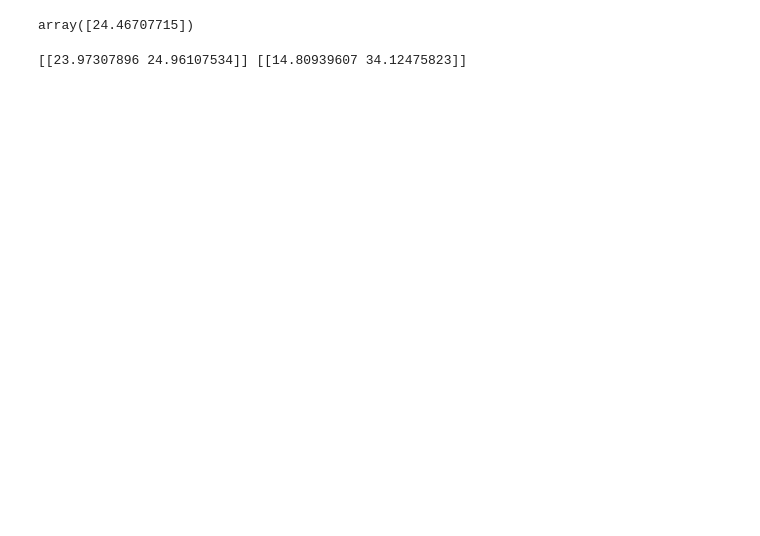
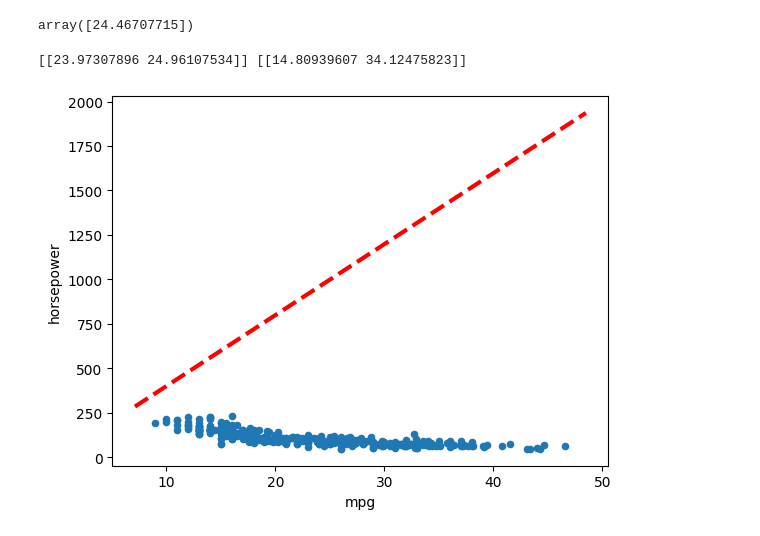
Before and after one commit to dchakrabarti1/ISLP-Labs-Chakrabarti, a Jupyter notebook: Ch03-linreg-lab.ipynb, the cells around one changed output. Cells and saved outputs as stored; diff of their text form; code cells hidden in the pictures; blank space fills up the shorter version.

```diff
--- a/Ch03-linreg-lab.ipynb
+++ b/Ch03-linreg-lab.ipynb
@@ -730,8 +730,8 @@ y = Auto['mpg']
 design7 = MS(['horsepower'])
 X = design7.fit_transform(Auto)
 model = sm.OLS(y,X)
-results = model.fit()
-summarize(results)
+results7 = model.fit()
+summarize(results7)
 # there seems to be a relationship between horespower and mpg since the p value is essentially 0
 # there is a negative relationship, being that for 100 units of horsepower increasing, 15 units decrease from mpg
 # %% [output]
@@ -752,3 +754,14 @@ print(confidence_int, prediction_int)
 # the prediction interval: [14.81, 31.12]
 # %% [output]
 [[23.97307896 24.96107534]] [[14.80939607 34.12475823]]
+# %%
+def abline(ax, m, b,*args,**kwargs):
+  xlim = ax.get_xlim()
+  ylim = [m*xlim[0] +b , m*xlim[1]+b]
+  ax.plot(xlim,ylim,*args,**kwargs)
+
+ax = Auto.plot.scatter('mpg','horsepower')
+
+abline(ax, results7.params[0],results7.params[1],'r--',linewidth=3)
+# %% [output]
+[figure, added]
```
Also changed, not shown: parts of 1 cell of this notebook.
